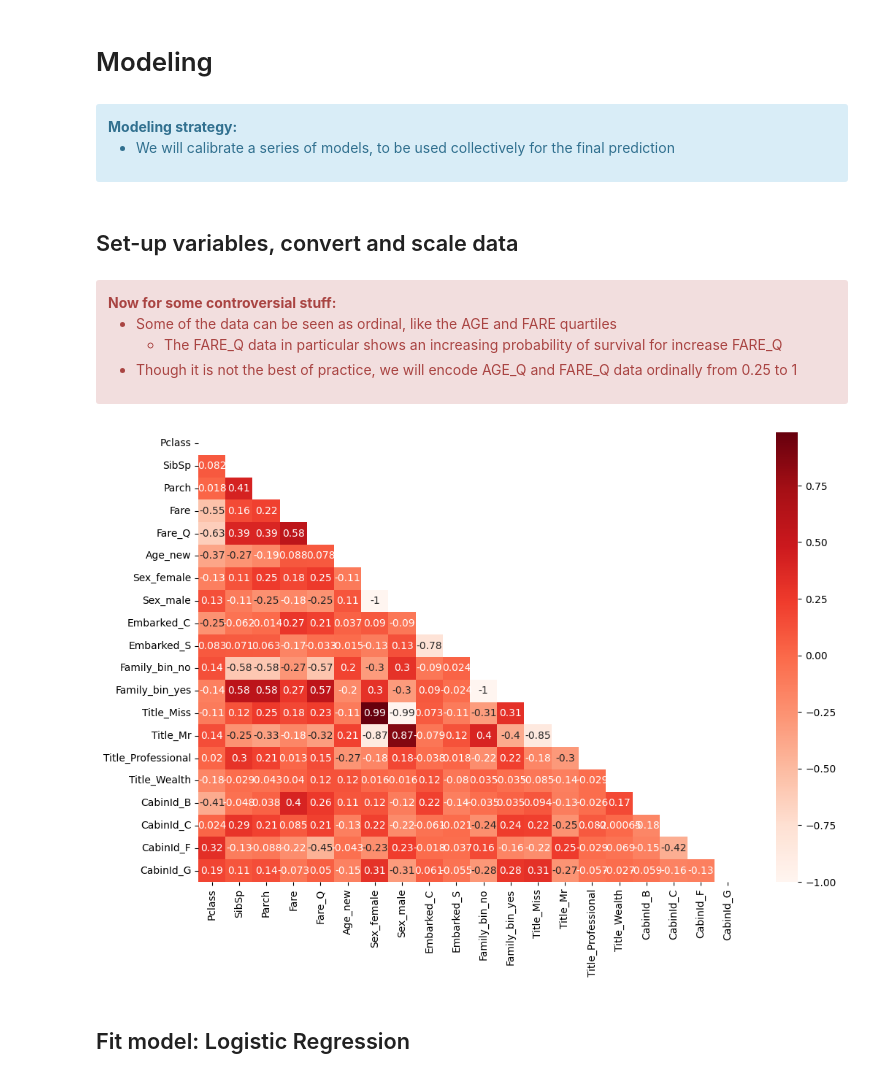
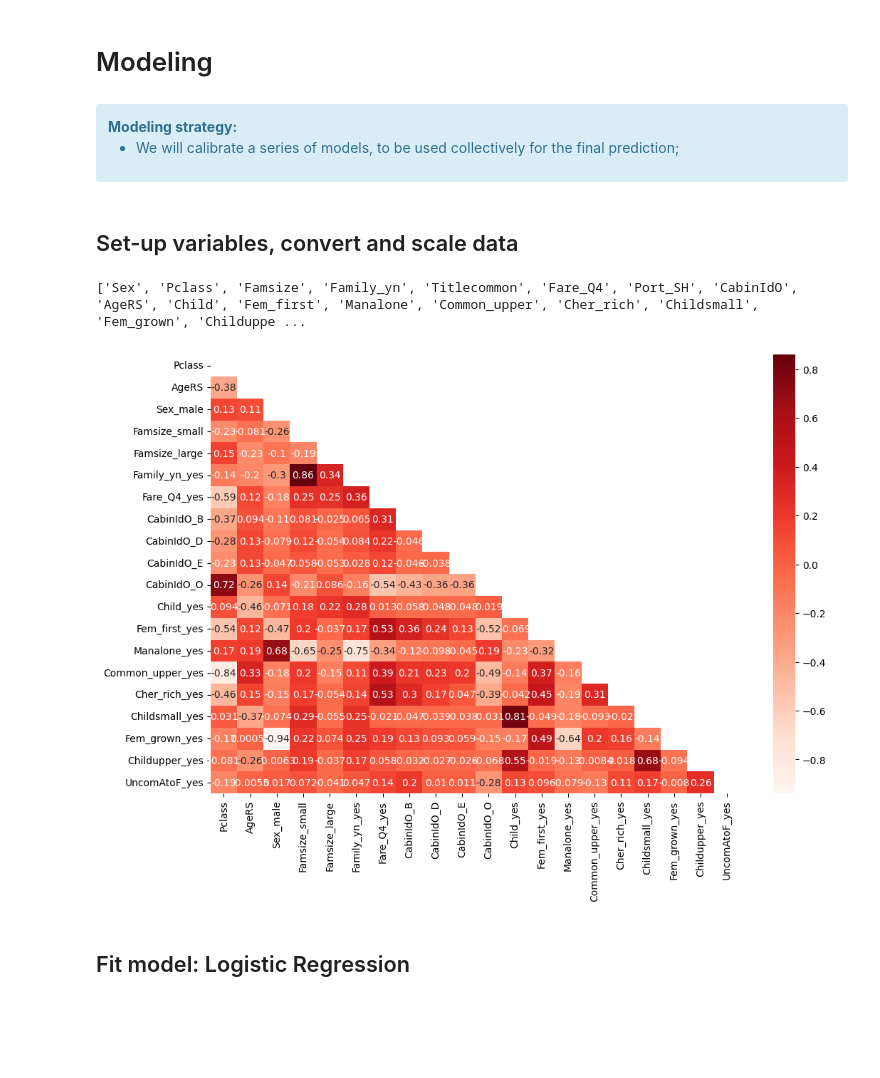
Before and after one commit to JRRobalo/The_Gigantic, a Jupyter notebook: titanic-reloaded.ipynb, the cells around one changed output. Saved outputs shown, nothing was run; the diff lists cells and outputs as text; code cells hidden in the pictures; blank space fills up the shorter version.

```diff
--- a/titanic-reloaded.ipynb
+++ b/titanic-reloaded.ipynb
@@ -485,0 +799,3 @@ df_test['Age_Q'] = df_test['Age_new'].apply(lambda x: quart(x))
+# %%
+# APPEND FEATURE
+select_features.append('AgeRS'), select_features.append('Child')
@@ -572,55 +983,38 @@ fig.show()
 <div class="alert alert-block alert-info">
 <b>Modeling strategy:</b>
 
-* We will calibrate a series of models, to be used collectively for the final prediction
+* We will calibrate a series of models, to be used collectively for the final prediction;
+</div>
 # %% [markdown]
 ## Set-up variables, convert and scale data ##
-# %% [markdown]
-<div class="alert alert-block alert-danger">
-<b>Now for some controversial stuff:</b>
-
-* Some of the data can be seen as ordinal, like the AGE and FARE quartiles
-    * The FARE_Q data in particular shows an increasing probability of survival for increase FARE_Q
-* Though it is not the best of practice, we will encode AGE_Q and FARE_Q data ordinally from 0.25 to 1
-</div>
-# %%
-# MAPPING OF QUARTILES TO NUMBERS
-def q_to_num(quart):
-    if quart == 'Q1':
-        return 0.25
-    elif quart == 'Q2':
-        return 0.50
-    elif quart == 'Q3':
-        return 0.75
-    else:
-        return 1.0
-
-# MAPPING AGE_Q
-df_train['Age_Q'] = df_train['Age_Q'].apply(q_to_num)
-df_test['Age_Q'] = df_test['Age_Q'].apply(q_to_num)
-# MAPPING FARE_Q
-df_train['Fare_Q'] = df_train['Fare_Q'].apply(q_to_num)
-df_test['Fare_Q'] = df_test['Fare_Q'].apply(q_to_num)
+# %%
+print(select_features)
+# %% [output]
+['Sex', 'Pclass', 'Famsize', 'Family_yn', 'Titlecommon', 'Fare_Q4', 'Port_SH', 'CabinIdO', 'AgeRS', 'Child', 'Fem_first', 'Manalone', 'Common_upper', 'Cher_rich', 'Childsmall', 'Fem_grown', 'Childuppe ...
 # %%
-# DEFINE PREDICTOR AND OUTCOME VARIABLES, DROP USELESS FIELDS
-X = df_train.drop(['Survived', 'PassengerId', 'Name', 'Age', 'Ticket', 'Cabin'], axis=1)
+# CREATE DATAFRAMES WITH SELECTED FEATURES
+df_train_select=df_train[select_features].copy()
+df_test_select=df_test[select_features].copy()
+# SELECT FEATURES FROM EDA
+#df_train_select = df_train_select.drop(['Sex', 'Pclass', 'Famsize', 'Family_yn', 'Titlecommon', 'Fare_Q4', 'Port_SH', 'CabinIdO', 'AgeRS', 'Child'],axis=1)
+#df_test_select = df_test_select.drop(['Sex', 'Pclass', 'Famsize', 'Family_yn', 'Titlecommon', 'Fare_Q4', 'Port_SH', 'CabinIdO', 'AgeRS', 'Child'],axis=1)
+# CONVERT CATEGORICAL DATA FOR LOGISTIC REGRESSION CLASSIFIER WITH ONE-HOT ENCODING
+# DEFINE PREDICTOR AND OUTCOME VARIABLES
+Xdum = pd.get_dummies(df_train_select, drop_first=True)
+Xdum_test = pd.get_dummies(df_test_select, drop_first=True)
 y = df_train['Survived']
-X_test = df_test.drop(['PassengerId', 'Name', 'Age', 'Ticket', 'Cabin'], axis=1)
-
-# CONVERT CATEGORICAL DATA FOR LOGISTIC REGRESSION CLASSIFIER WITH ONE-HOT ENCODING
-Xncd = pd.get_dummies(X)#, drop_first=False)
-Xncd_test = pd.get_dummies(X_test)#, drop_first=False)
 
 # SELECT TOP 20 FEATURES BASED ON CHI^2 TEST
-feat_index = SelectKBest(chi2, k=20).fit(Xncd,y).get_support(indices=True)
-Xncd = Xncd.iloc[:,feat_index]
-Xncd_test = Xncd_test.iloc[:,feat_index]
+feat_index = SelectKBest(chi2, k=20).fit(Xdum,y).get_support(indices=True)
+Xncd = Xdum.iloc[:,feat_index]
+Xncd_test = Xdum_test.iloc[:,feat_index]
+
 # PLOT PEARSON CORRELATION BETWEEN FEATURES
 corr = Xncd.corr()
 uppertri = np.triu(corr)
 fig = plt.figure(figsize=(12,8))
 ax1=sns.heatmap(corr, annot=True, cmap='Reds', mask=uppertri)
 fig.show()
 # %% [output]
-[figure, old version]
+[figure, new version]
 # %%
```
Also changed, not shown: parts of 98 cells of this notebook.
